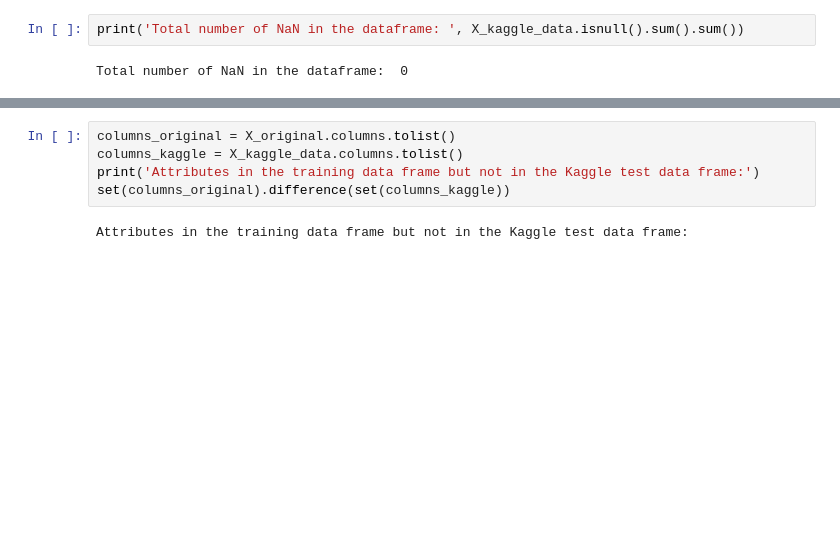
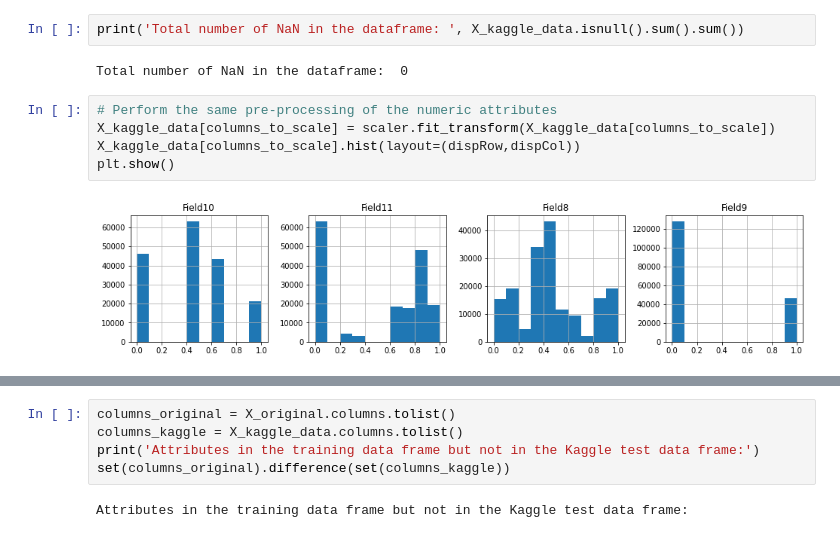
Before and after one commit to daines-analytics/tabular-data-projects, a Jupyter notebook: py-sklearn-binaryclass-homesite-quote-conversion-take1/py-sklearn-binaryclass-homesite-quote-conversion-take1.ipynb, the cells around one changed output, grey strips where cells are left out. Drawn from its saved outputs; the diff is of its cells as text; blank space fills up the shorter version.

```diff
--- a/py-sklearn-binaryclass-homesite-quote-conversion-take1/py-sklearn-binaryclass-homesite-quote-conversion-take1.ipynb
+++ b/py-sklearn-binaryclass-homesite-quote-conversion-take1/py-sklearn-binaryclass-homesite-quote-conversion-take1.ipynb
@@ -994,6 +1017,13 @@ Series([], dtype: int64)
 print('Total number of NaN in the dataframe: ', X_kaggle_data.isnull().sum().sum())
 # %% [output]
 Total number of NaN in the dataframe:  0
+# %%
+# Perform the same pre-processing of the numeric attributes
+X_kaggle_data[columns_to_scale] = scaler.fit_transform(X_kaggle_data[columns_to_scale])
+X_kaggle_data[columns_to_scale].hist(layout=(dispRow,dispCol))
+plt.show()
+# %% [output]
+[figure, added]
 # %%
 # Test the Kaggle dataframe to ensure it has the indentical set of columns with X_original
 X_kaggle_data = pd.get_dummies(X_kaggle_data)
```
Also changed, not shown: parts of 29 cells of this notebook, 1 other file.
